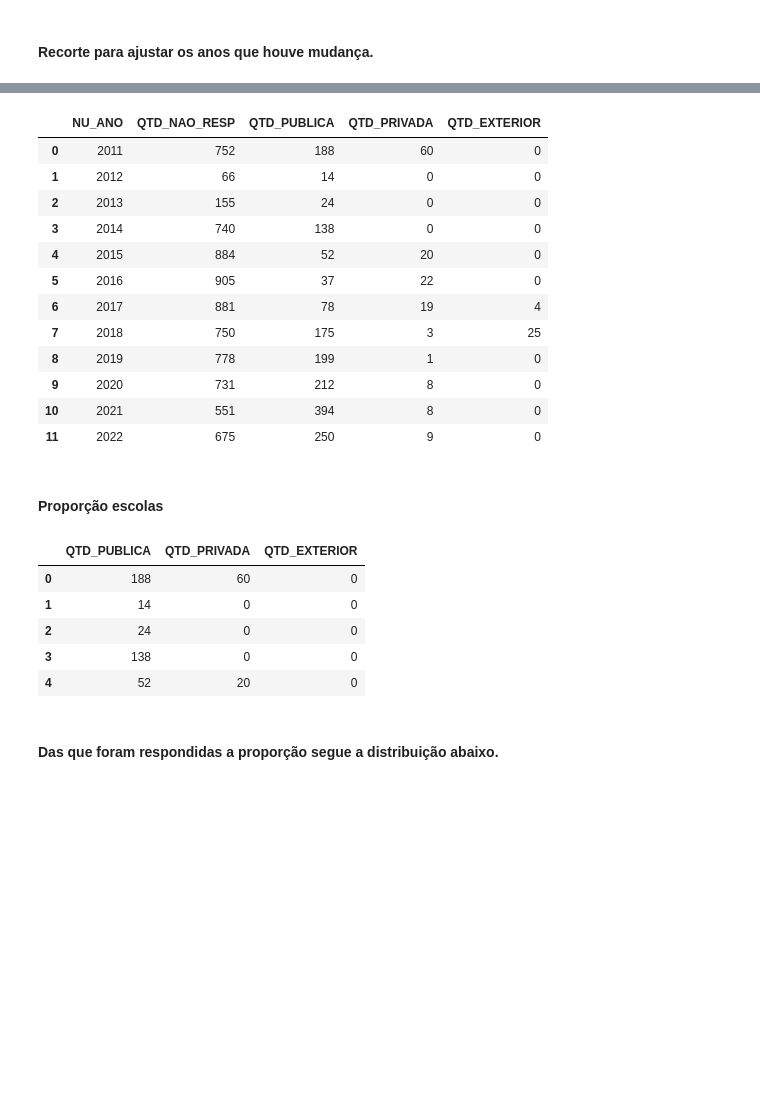
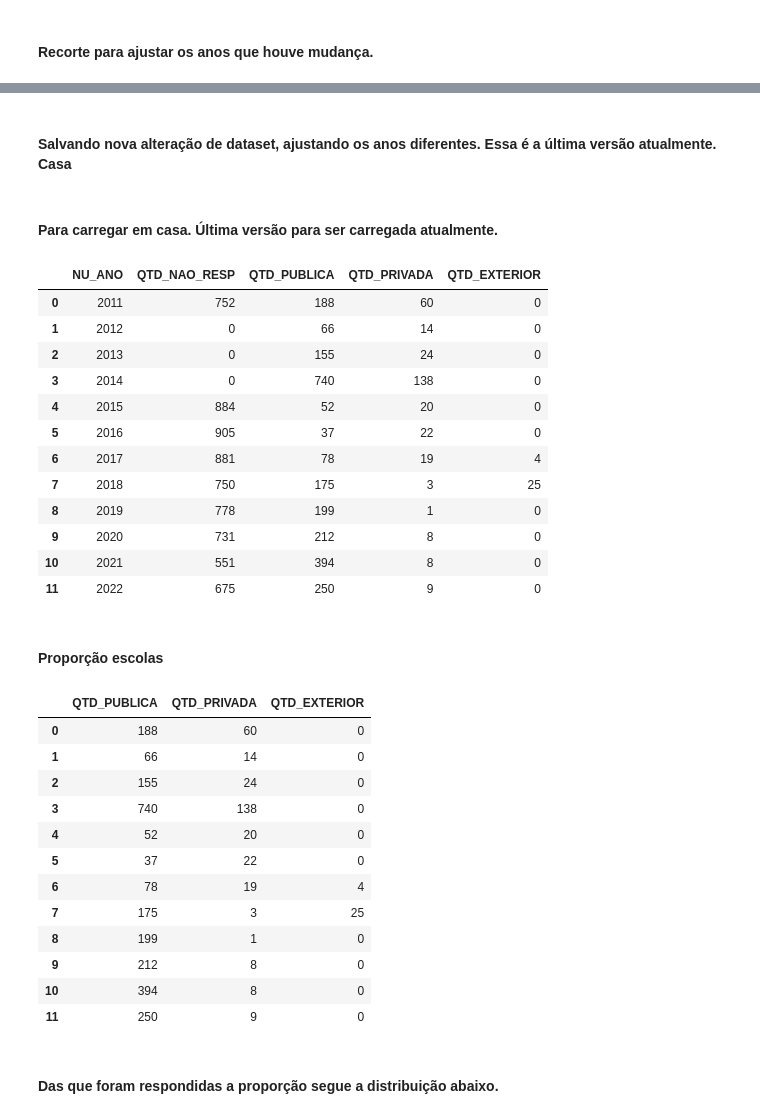
Before and after one commit to Bruno-Santana-Eco/Analise-de-Dados-ENEM, a Jupyter notebook: DataPrep1.ipynb, the cells around one changed output, grey strips where cells are left out. Drawn from its saved outputs; the diff is of its cells as text; code cells hidden in the pictures; blank space fills up the shorter version.

```diff
--- a/DataPrep1.ipynb
+++ b/DataPrep1.ipynb
@@ -300,0 +318,2 @@ geral.head()
+# %% [markdown]
+#### Salvando nova alteração de dataset, ajustando os anos diferentes. Essa é a última versão atualmente. Casa
@@ -301,3 +322,7 @@ geral.head()
+# %% [markdown]
+#### Para carregar em casa. Última versão para ser carregada atualmente.
+# %%
+df_enem = pd.read_excel('D:\Repositório GIT\Projetos\Analise-de-Dados-ENEM\Datasets\Teste\enem5.xlsx', sheet_name='Sheet1')
 # %%
 
 # Agrupar por ano e TP_ESCOLA e contar a quantidade de inscritos em inglês e espanhol
@@ -313,9 +338,9 @@ geral3.head(13)
 # %% [output]
 |  | NU_ANO | QTD_NAO_RESP | QTD_PUBLICA | QTD_PRIVADA | QTD_EXTERIOR |
 | 0 | 2011 | 752 | 188 | 60 | 0 |
-| 1 | 2012 | 66 | 14 | 0 | 0 |
-| 2 | 2013 | 155 | 24 | 0 | 0 |
-| 3 | 2014 | 740 | 138 | 0 | 0 |
+| 1 | 2012 | 0 | 66 | 14 | 0 |
+| 2 | 2013 | 0 | 155 | 24 | 0 |
+| 3 | 2014 | 0 | 740 | 138 | 0 |
 | 4 | 2015 | 884 | 52 | 20 | 0 |
 | 5 | 2016 | 905 | 37 | 22 | 0 |
 | 6 | 2017 | 881 | 78 | 19 | 4 |
@@ -328,14 +353,21 @@ geral3.head(13)
 #### Proporção escolas
 # %%
 geral3_pct = geral3[['QTD_PUBLICA','QTD_PRIVADA','QTD_EXTERIOR']]
-geral3_pct.head()
+geral3_pct.head(13)
 # %% [output]
 |  | QTD_PUBLICA | QTD_PRIVADA | QTD_EXTERIOR |
 | 0 | 188 | 60 | 0 |
-| 1 | 14 | 0 | 0 |
-| 2 | 24 | 0 | 0 |
-| 3 | 138 | 0 | 0 |
+| 1 | 66 | 14 | 0 |
+| 2 | 155 | 24 | 0 |
+| 3 | 740 | 138 | 0 |
 | 4 | 52 | 20 | 0 |
+| 5 | 37 | 22 | 0 |
+| 6 | 78 | 19 | 4 |
+| 7 | 175 | 3 | 25 |
+| 8 | 199 | 1 | 0 |
+| 9 | 212 | 8 | 0 |
+| 10 | 394 | 8 | 0 |
+| 11 | 250 | 9 | 0 |
 # %% [markdown]
 #### Das que foram respondidas a proporção segue a distribuição abaixo.
 # %%
```
Also changed, not shown: parts of 7 cells of this notebook, 2 other files.
